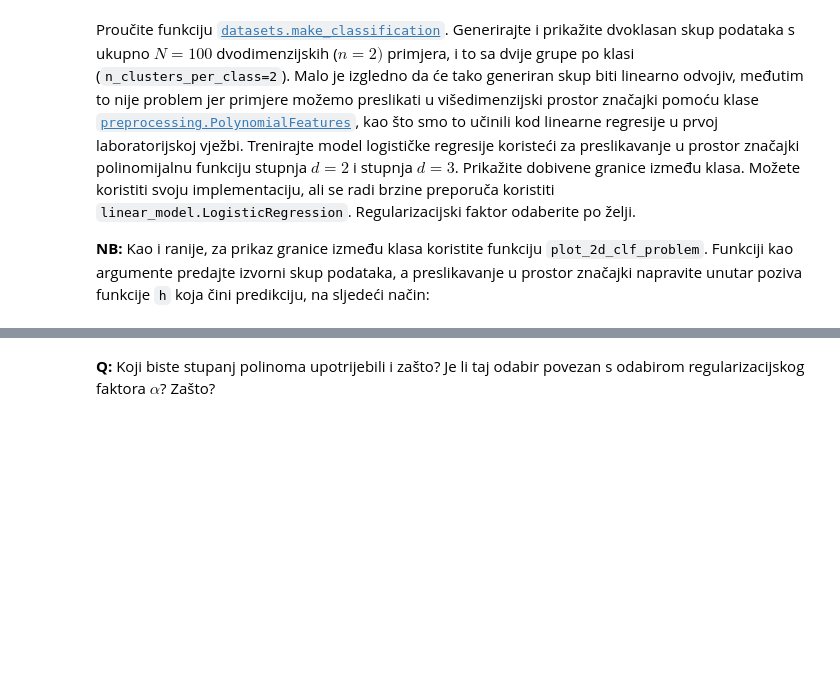
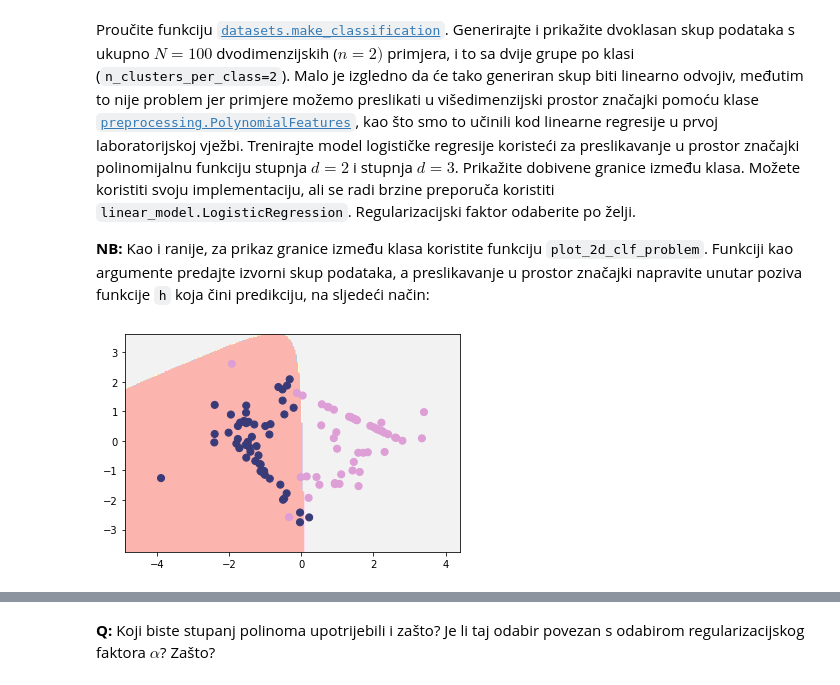
Before and after one commit to sskender/machine-learning-1, a Jupyter notebook: SU1-2021-06-07-LR.ipynb, the cells around one changed output, grey strips where cells are left out. Cells and saved outputs as stored; diff of their text form; code cells hidden in the pictures; blank space fills up the shorter version.

```diff
--- a/SU1-2021-06-07-LR.ipynb
+++ b/SU1-2021-06-07-LR.ipynb
@@ -480,0 +477,19 @@ from sklearn.datasets import make_classification
+# %%
+from sklearn.datasets import make_classification
+
+# generate dataset
+X, y = make_classification(n_samples=100, n_features=2, n_informative=2, n_clusters_per_class=2, n_redundant=0)
+assert(X.shape == (100, 2))
+assert(y.shape == (100, ))
+# %%
+# move to feature space d = 2
+poly = PolynomialFeatures(degree=2)
+X1 = poly.fit_transform(X)
+
+clf = LogisticRegression()
+model = clf.fit(X1, y)
+
+# show chart
+plot_2d_clf_problem(X, y, lambda x : model.predict(poly.transform(x)))
+# %% [output]
+[figure, added]
```
Also changed, not shown: parts of 2 cells of this notebook.
